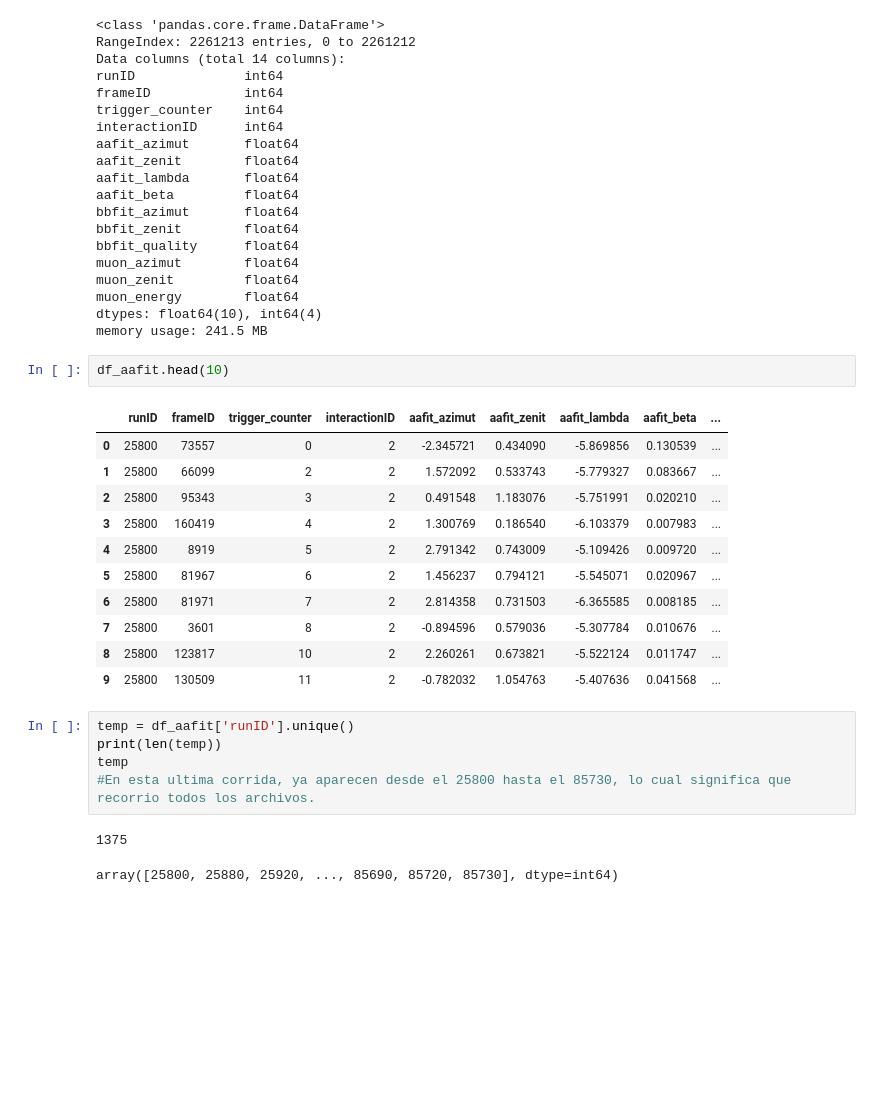
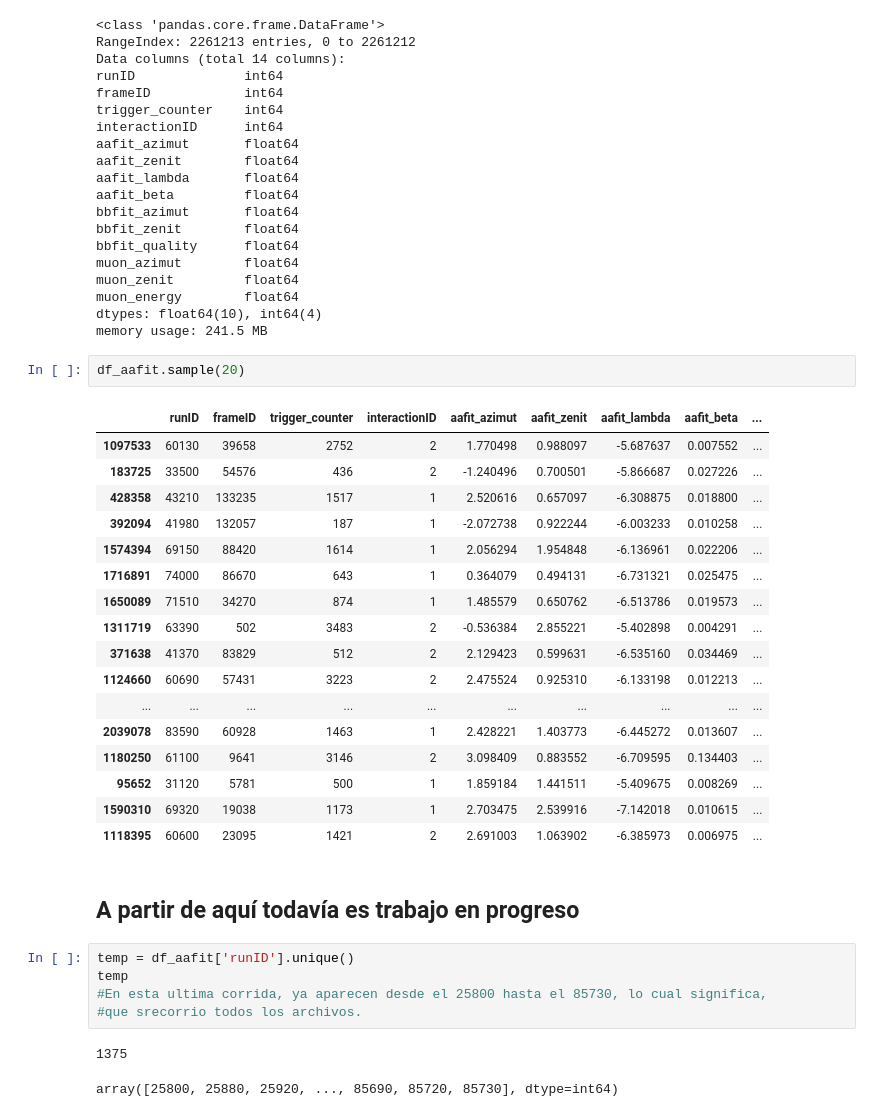
Before and after one commit to mark-ortiz/TFMIA, a Jupyter notebook: MODELADO.ipynb, the cells around one changed output. Saved outputs shown, nothing was run; the diff lists cells and outputs as text; blank space fills up the shorter version.

```diff
--- a/MODELADO.ipynb
+++ b/MODELADO.ipynb
@@ -137,25 +107,33 @@ muon_zenit         float64
 muon_energy        float64
 dtypes: float64(10), int64(4)
 memory usage: 241.5 MB
-# %%
-df_aafit.head(10)
-# %% [output]
-|  | runID | frameID | trigger_counter | interactionID | aafit_azimut | aafit_zenit | aafit_lambda | aafit_beta | ... |
-| 0 | 25800 | 73557 | 0 | 2 | -2.345721 | 0.434090 | -5.869856 | 0.130539 | ... |
-| 1 | 25800 | 66099 | 2 | 2 | 1.572092 | 0.533743 | -5.779327 | 0.083667 | ... |
-| 2 | 25800 | 95343 | 3 | 2 | 0.491548 | 1.183076 | -5.751991 | 0.020210 | ... |
-| 3 | 25800 | 160419 | 4 | 2 | 1.300769 | 0.186540 | -6.103379 | 0.007983 | ... |
-| 4 | 25800 | 8919 | 5 | 2 | 2.791342 | 0.743009 | -5.109426 | 0.009720 | ... |
-| 5 | 25800 | 81967 | 6 | 2 | 1.456237 | 0.794121 | -5.545071 | 0.020967 | ... |
-| 6 | 25800 | 81971 | 7 | 2 | 2.814358 | 0.731503 | -6.365585 | 0.008185 | ... |
-| 7 | 25800 | 3601 | 8 | 2 | -0.894596 | 0.579036 | -5.307784 | 0.010676 | ... |
-| 8 | 25800 | 123817 | 10 | 2 | 2.260261 | 0.673821 | -5.522124 | 0.011747 | ... |
-| 9 | 25800 | 130509 | 11 | 2 | -0.782032 | 1.054763 | -5.407636 | 0.041568 | ... |
+# %%
+df_aafit.sample(20)
+# %% [output]
+|  | runID | frameID | trigger_counter | interactionID | aafit_azimut | aafit_zenit | aafit_lambda | aafit_beta | ... |
+| 1097533 | 60130 | 39658 | 2752 | 2 | 1.770498 | 0.988097 | -5.687637 | 0.007552 | ... |
+| 183725 | 33500 | 54576 | 436 | 2 | -1.240496 | 0.700501 | -5.866687 | 0.027226 | ... |
+| 428358 | 43210 | 133235 | 1517 | 1 | 2.520616 | 0.657097 | -6.308875 | 0.018800 | ... |
+| 392094 | 41980 | 132057 | 187 | 1 | -2.072738 | 0.922244 | -6.003233 | 0.010258 | ... |
+| 1574394 | 69150 | 88420 | 1614 | 1 | 2.056294 | 1.954848 | -6.136961 | 0.022206 | ... |
+| 1716891 | 74000 | 86670 | 643 | 1 | 0.364079 | 0.494131 | -6.731321 | 0.025475 | ... |
+| 1650089 | 71510 | 34270 | 874 | 1 | 1.485579 | 0.650762 | -6.513786 | 0.019573 | ... |
+| 1311719 | 63390 | 502 | 3483 | 2 | -0.536384 | 2.855221 | -5.402898 | 0.004291 | ... |
+| 371638 | 41370 | 83829 | 512 | 2 | 2.129423 | 0.599631 | -6.535160 | 0.034469 | ... |
+| 1124660 | 60690 | 57431 | 3223 | 2 | 2.475524 | 0.925310 | -6.133198 | 0.012213 | ... |
+| ... | ... | ... | ... | ... | ... | ... | ... | ... | ... |
+| 2039078 | 83590 | 60928 | 1463 | 1 | 2.428221 | 1.403773 | -6.445272 | 0.013607 | ... |
+| 1180250 | 61100 | 9641 | 3146 | 2 | 3.098409 | 0.883552 | -6.709595 | 0.134403 | ... |
+| 95652 | 31120 | 5781 | 500 | 1 | 1.859184 | 1.441511 | -5.409675 | 0.008269 | ... |
+| 1590310 | 69320 | 19038 | 1173 | 1 | 2.703475 | 2.539916 | -7.142018 | 0.010615 | ... |
+| 1118395 | 60600 | 23095 | 1421 | 2 | 2.691003 | 1.063902 | -6.385973 | 0.006975 | ... |
+# %% [markdown]
+## A partir de aquí todavía es trabajo en progreso
 # %%
 temp = df_aafit['runID'].unique()
-print(len(temp))
 temp
-#En esta ultima corrida, ya aparecen desde el 25800 hasta el 85730, lo cual significa que recorrio todos los archivos.
+#En esta ultima corrida, ya aparecen desde el 25800 hasta el 85730, lo cual significa,
+#que srecorrio todos los archivos.
 # %% [output]
 1375
 array([25800, 25880, 25920, ..., 85690, 85720, 85730], dtype=int64)
```
Also changed, not shown: parts of 10 cells of this notebook.
